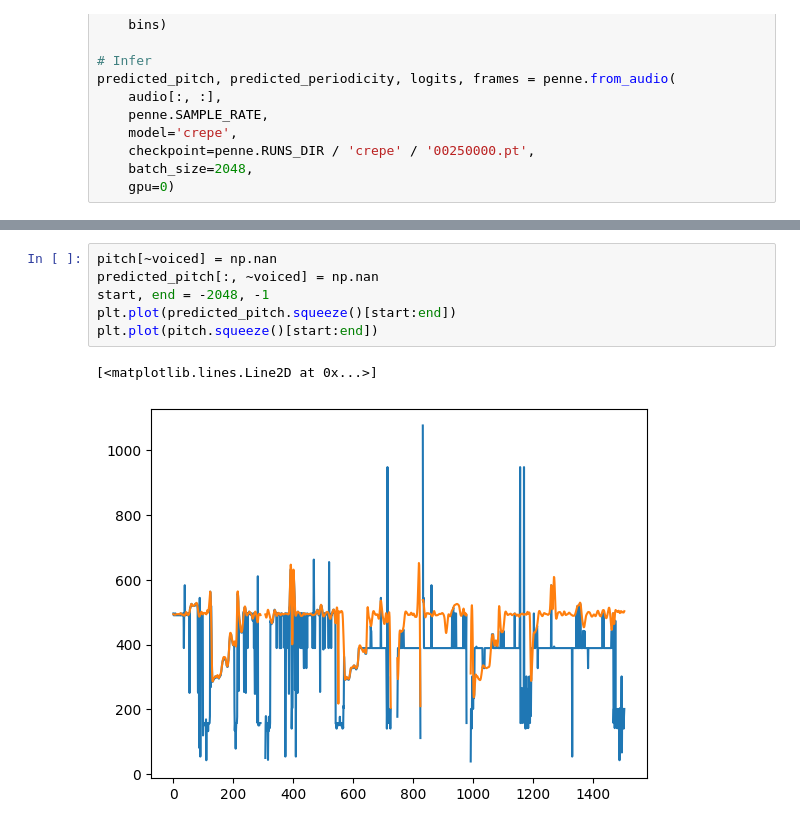
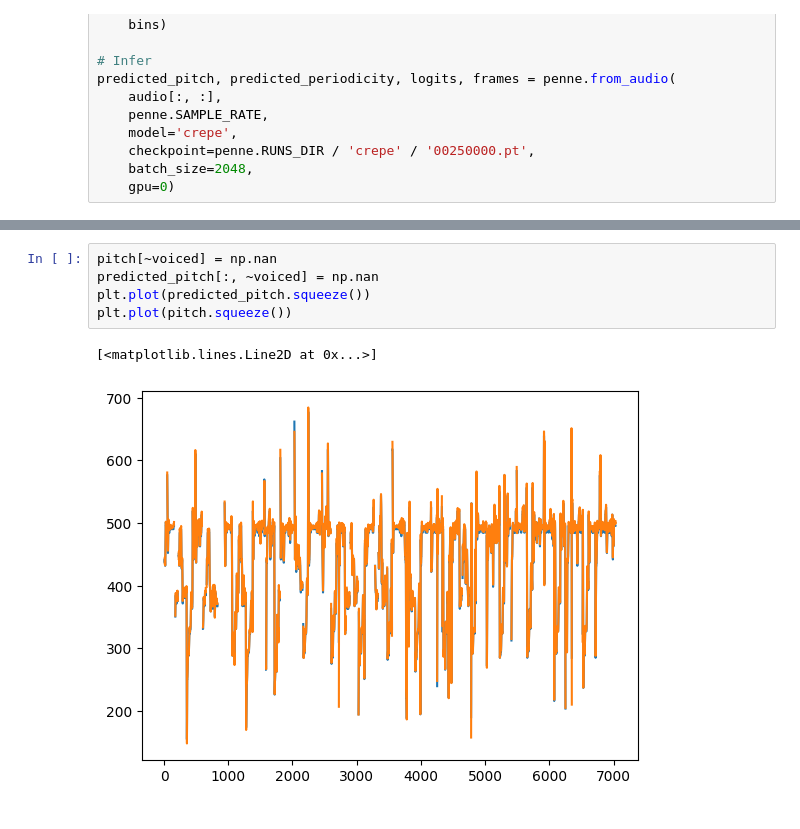
Before and after one commit to interactiveaudiolab/penn, a Jupyter notebook: notebooks/infer.ipynb, the cells around one changed output, grey strips where cells are left out. Cells and saved outputs as stored; diff of their text form.

```diff
--- a/notebooks/infer.ipynb
+++ b/notebooks/infer.ipynb
@@ -71,12 +42,11 @@ plt.plot(logits.max(dim=1).indices.squeeze())
 # %%
 pitch[~voiced] = np.nan
 predicted_pitch[:, ~voiced] = np.nan
-start, end = -2048, -1
-plt.plot(predicted_pitch.squeeze()[start:end])
-plt.plot(pitch.squeeze()[start:end])
+plt.plot(predicted_pitch.squeeze())
+plt.plot(pitch.squeeze())
 # %% [output]
 [<matplotlib.lines.Line2D at 0x...>]
-[figure, old version]
+[figure, new version]
 # %%
 plt.plot(pitch[voiced].squeeze() - predicted_pitch.squeeze()[voiced])
 # %% [output]
```
Also changed, not shown: parts of 6 cells of this notebook, 32 other files.
